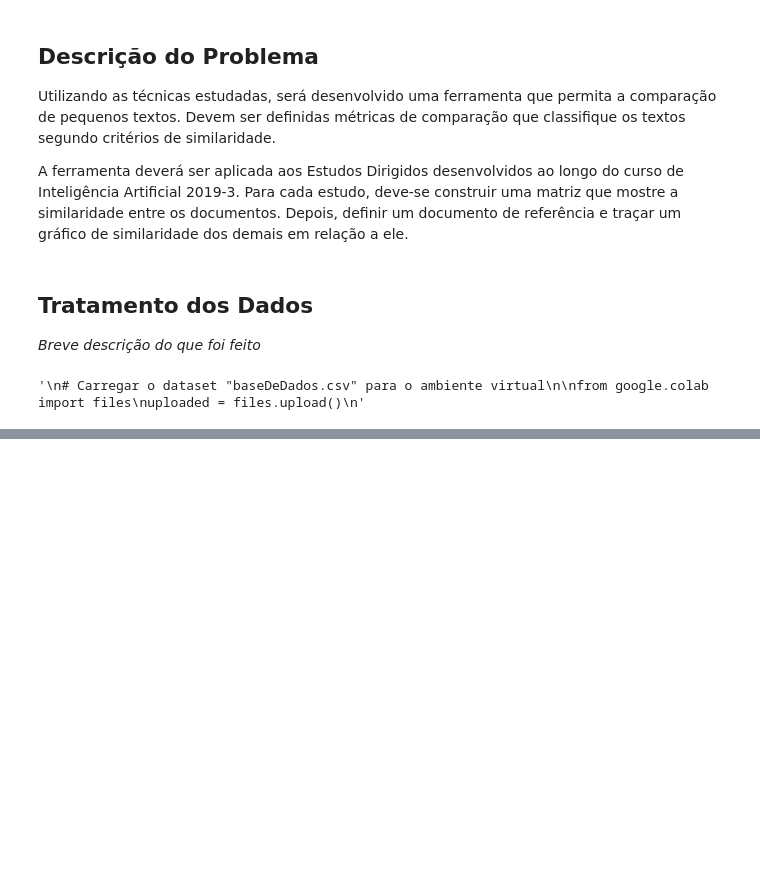
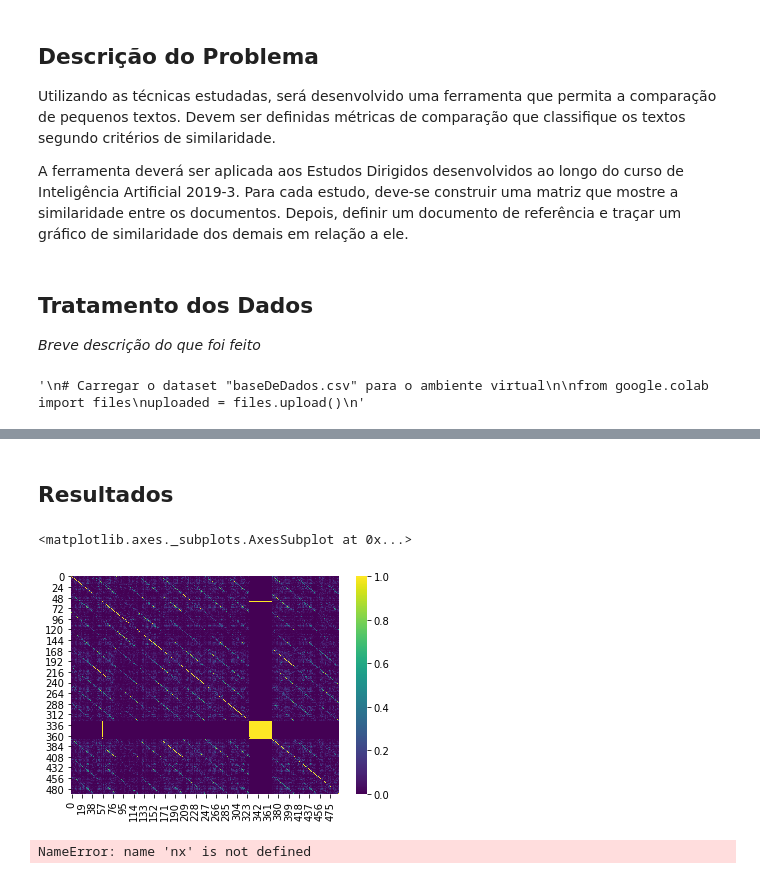
Before and after one commit to luanagbmartins/inteligencia-artificial, a Jupyter notebook: Módulo 6 - Processamento de Linguagem Natural/AP_06_ LuanaGuedes_RuanChaves_ThiagoMonteles-Copy1.ipynb, the cells around one changed output, grey strips where cells are left out. Cells and saved outputs as stored; diff of their text form; code cells hidden in the pictures; blank space fills up the shorter version.

Commit message:
Model descripton pt1

```diff
--- a/Módulo 6 - Processamento de Linguagem Natural/AP_06_ LuanaGuedes_RuanChaves_ThiagoMonteles-Copy1.ipynb
+++ b/Módulo 6 - Processamento de Linguagem Natural/AP_06_ LuanaGuedes_RuanChaves_ThiagoMonteles-Copy1.ipynb
@@ -114,2 +119,0 @@ docs = docs.values.flatten().tolist()
-# %%
-ids = pd.read_csv("Dados - ED05.csv", sep=";").values
@@ -135,4 +119,0 @@ tokens = [ [ y.lemma_ for y in x ] for x in docs ]
-# %%
-counter = dict(Counter([ x for y in tokens for x in y ]))
-low_freq = [x for x in counter.keys() if counter[x] == 1]
-tokens = [ x for x in tokens if x not in low_freq ]
@@ -184,0 +207,45 @@ sns.heatmap(dataplot)
+# %% [markdown]
+## Resultados
+# %%
+def get_dataplot(preprocess_dict, model_dict):
+    corpus = preprocess_dict['corpus']
+    tfidf = model_dict['model']
+    index = model_dict['index']
+    dataplot = []
+    for item in corpus:
+        dataplot.append(index[tfidf[item]])
+    return pd.DataFrame(dataplot)
+
+def get_graph(preprocess_dict=None, dataplot=None, threshold=None):
+    ids = preprocess_dict['ids']
+
+    tmp = dataplot.applymap(lambda x: 'nan' if x < threshold else x)
+    arr = tmp.values.tolist()
+    matches = []
+    for idx, item in enumerate(arr):
+        for idx2, item2 in enumerate(item):
+            if idx != idx2 and arr[idx][idx2] != 'nan':
+                matches.append([idx, idx2])
+    pairs = [ [ ids[x][0] for x in y ] for y in matches ]
+    dict_pairs = dict(Counter([ tuple(x) for x in pairs ])).items()
+    G = nx.Graph()
+    for item in dict_pairs:
+        G.add_edge(*item[0], weight=item[1], length=item[1])
+    pos = nx.spring_layout(G)
+    edges = G.edges()
+    weights = [G[u][v]['weight'] for u,v in edges]
+    nx.draw(G, pos, edges=edges, width=weights, with_labels=True)
+# %%
+data_dict = preprocess("Dados - ED05.csv")
+model_dict = tfidf(data_dict)
+# %%
+sns.heatmap(get_dataplot(data_dict, model_dict), cmap='viridis')
+# %% [output]
+<matplotlib.axes._subplots.AxesSubplot at 0x...>
+[figure, added]
+# %%
+get_graph(preprocess_dict=data_dict,
+         dataplot=get_dataplot(data_dict, model_dict),
+         threshold=0.9)
+# %% [output]
+NameError: name 'nx' is not defined
```
Also changed, not shown: parts of 34 cells of this notebook.
